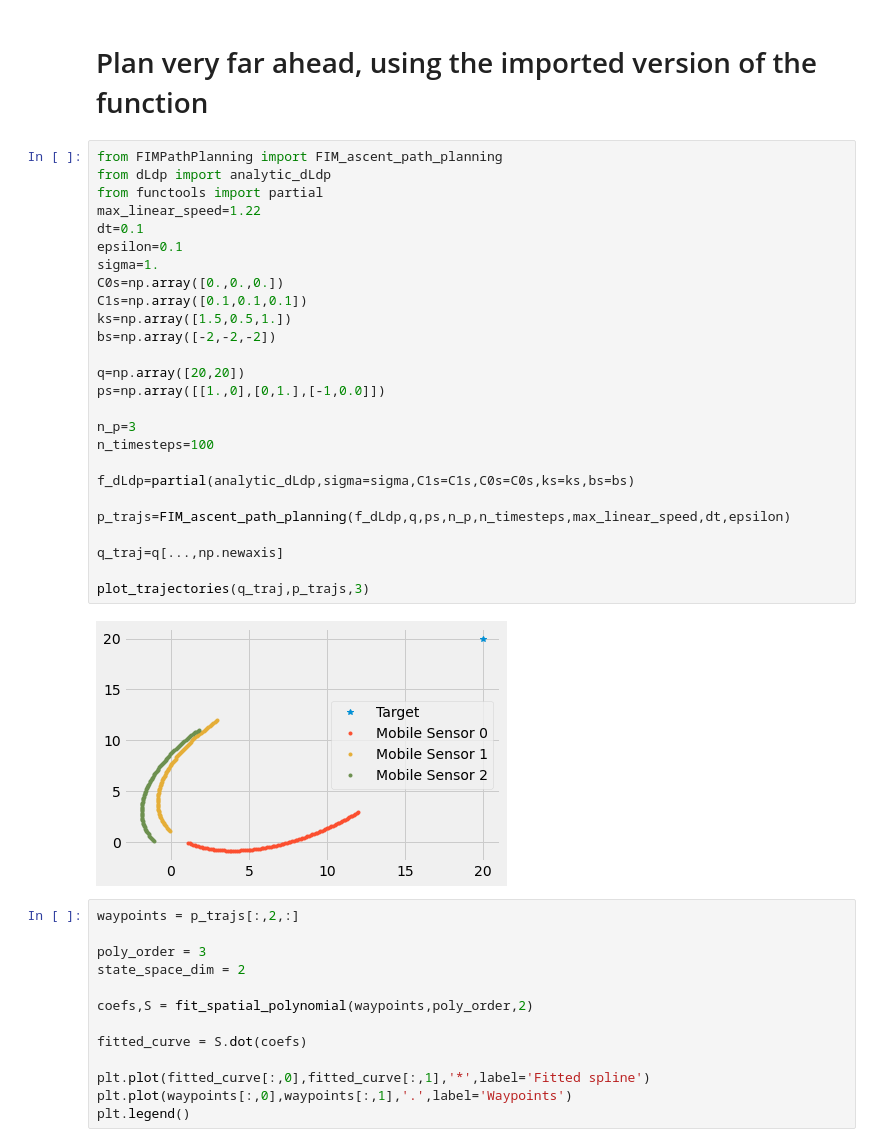
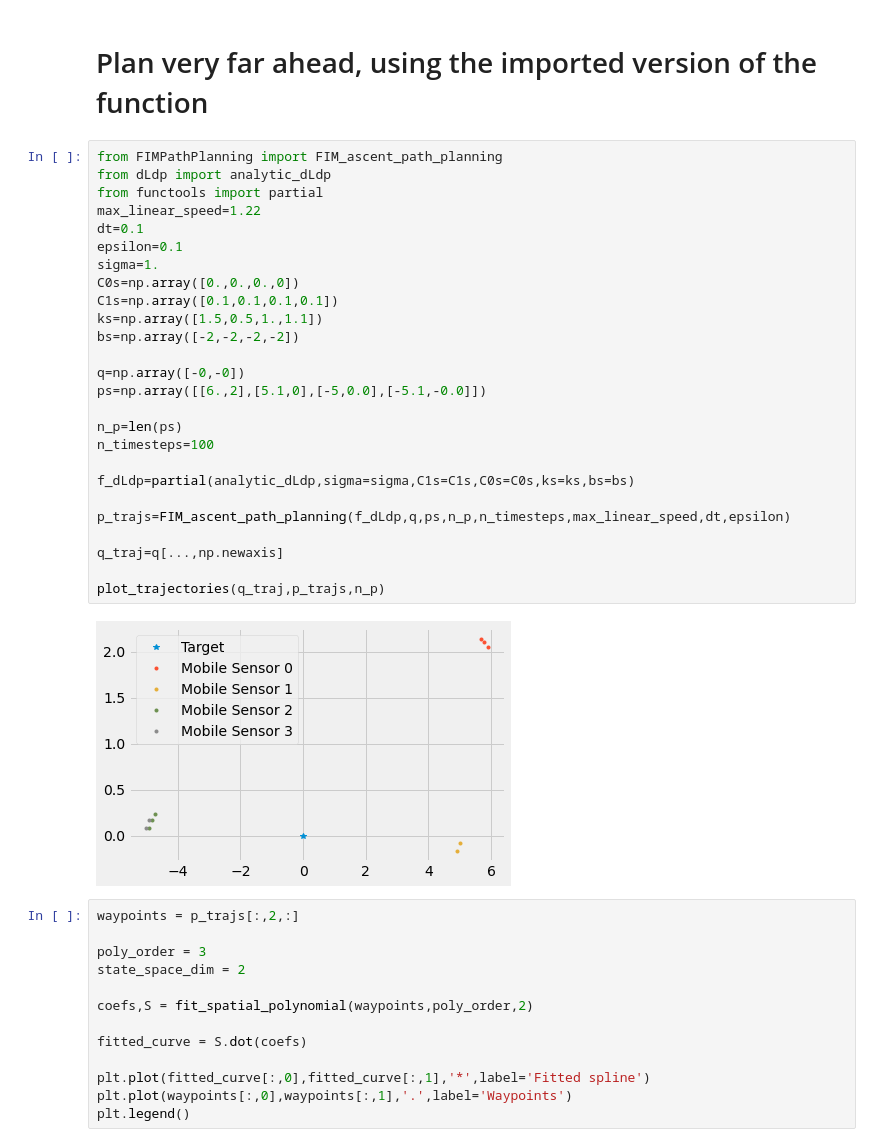
Before and after one commit to lina-robotics-lab/fim_track, a Jupyter notebook: src/Path Planning with FIM gradient descent .ipynb, the cells around one changed output. Cells and saved outputs as stored; diff of their text form.

```diff
--- a/src/Path Planning with FIM gradient descent .ipynb
+++ b/src/Path Planning with FIM gradient descent .ipynb
@@ -406,31 +413,31 @@ plt.legend()
 # %%
 from FIMPathPlanning import FIM_ascent_path_planning
 from dLdp import analytic_dLdp
 from functools import partial
 max_linear_speed=1.22
 dt=0.1
 epsilon=0.1
 sigma=1.
-C0s=np.array([0.,0.,0.])
-C1s=np.array([0.1,0.1,0.1])
-ks=np.array([1.5,0.5,1.])
-bs=np.array([-2,-2,-2])
+C0s=np.array([0.,0.,0.,0])
+C1s=np.array([0.1,0.1,0.1,0.1])
+ks=np.array([1.5,0.5,1.,1.1])
+bs=np.array([-2,-2,-2,-2])
 
-q=np.array([20,20])
-ps=np.array([[1.,0],[0,1.],[-1,0.0]])
+q=np.array([-0,-0])
+ps=np.array([[6.,2],[5.1,0],[-5,0.0],[-5.1,-0.0]])
 
-n_p=3
+n_p=len(ps)
 n_timesteps=100
 
 f_dLdp=partial(analytic_dLdp,sigma=sigma,C1s=C1s,C0s=C0s,ks=ks,bs=bs)
 
 p_trajs=FIM_ascent_path_planning(f_dLdp,q,ps,n_p,n_timesteps,max_linear_speed,dt,epsilon)
 
 q_traj=q[...,np.newaxis]
 
-plot_trajectories(q_traj,p_trajs,3)
+plot_trajectories(q_traj,p_trajs,n_p)
 # %% [output]
-[figure, old version]
+[figure, new version]
 # %%
 waypoints = p_trajs[:,2,:]
 
```
Also changed, not shown: parts of 10 cells of this notebook, 4 other files.
